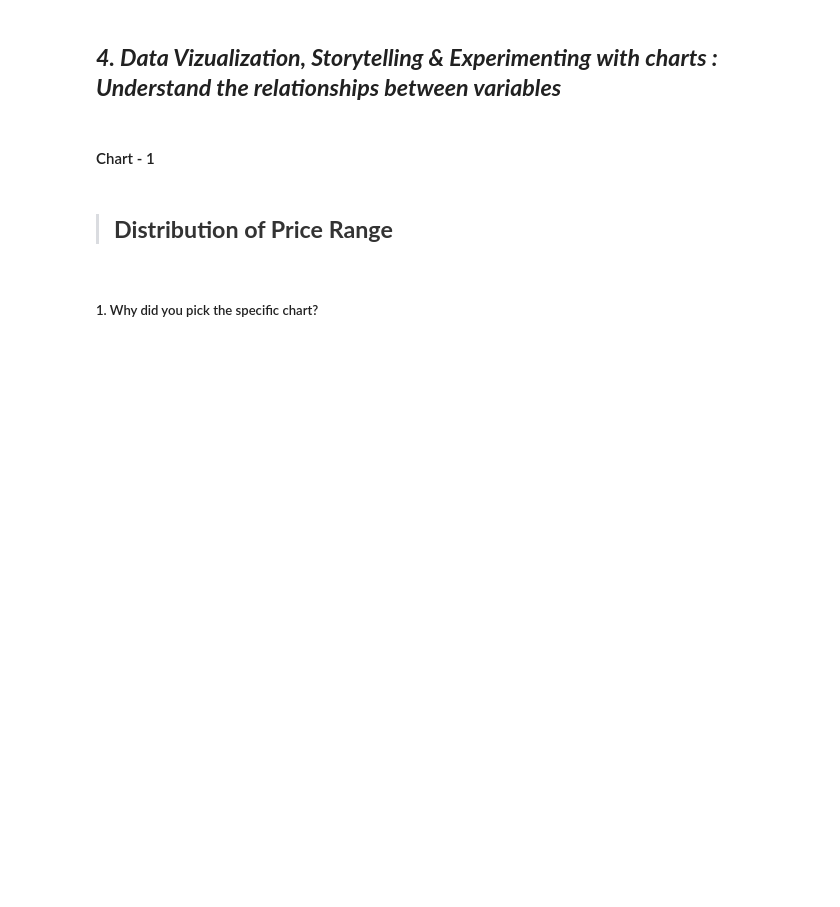
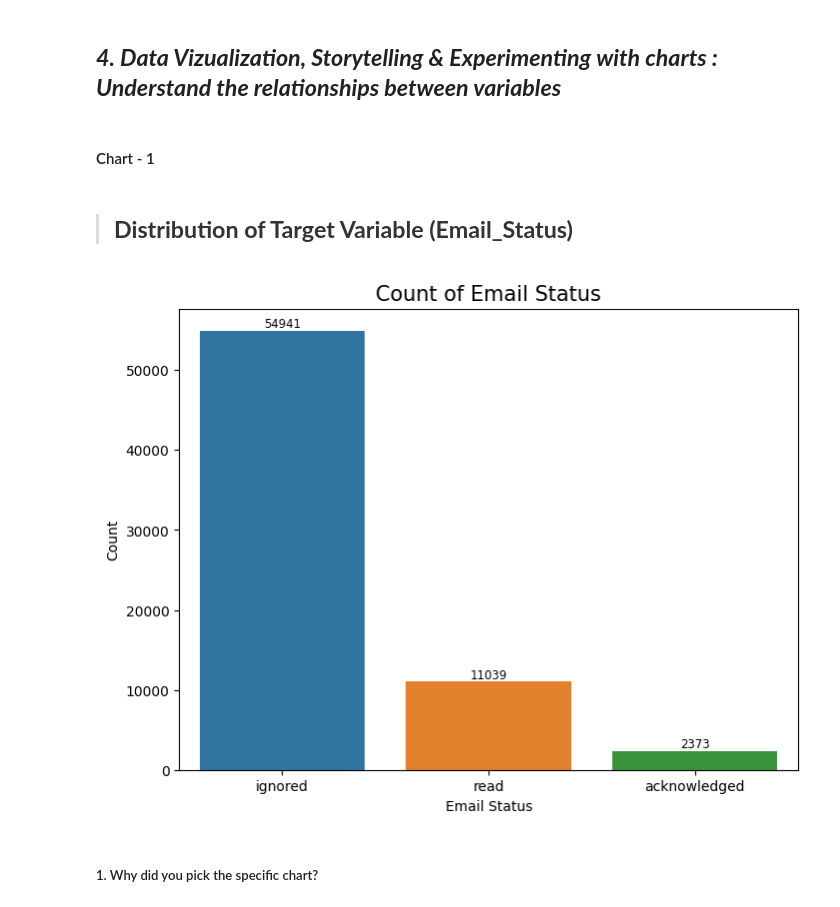
Before and after one commit to Bhushan0097/03.CAPSTONE.ML.Classification--Email-Campaign-Effectiveness-Prediction, a Jupyter notebook: Notebook/Email_Campaign_Effectiveness_Prediction.ipynb, the cells around one changed output. Drawn from its saved outputs; the diff is of its cells as text; code cells hidden in the pictures; blank space fills up the shorter version.

```diff
--- a/Notebook/Email_Campaign_Effectiveness_Prediction.ipynb
+++ b/Notebook/Email_Campaign_Effectiveness_Prediction.ipynb
@@ -331,9 +721,13 @@ Answer Here.
 # %% [markdown]
 #### Chart - 1
 # %% [markdown]
->  <h2> <b> <font color ="#333"> Distribution of Price Range </div> </b>
+>  <h2> <b> <font color ="#333"> Distribution of Target Variable  (Email_Status) </div> </b>
 # %%
 # Chart - 1 visualization code
+
+count_plot(Email_Df2['Email_Status'],"Count of Email Status",'Email Status','Count')
+# %% [output]
+[figure, added]
 # %% [markdown]
 ##### 1. Why did you pick the specific chart?
 # %% [markdown]
```
Also changed, not shown: parts of 52 cells of this notebook.
